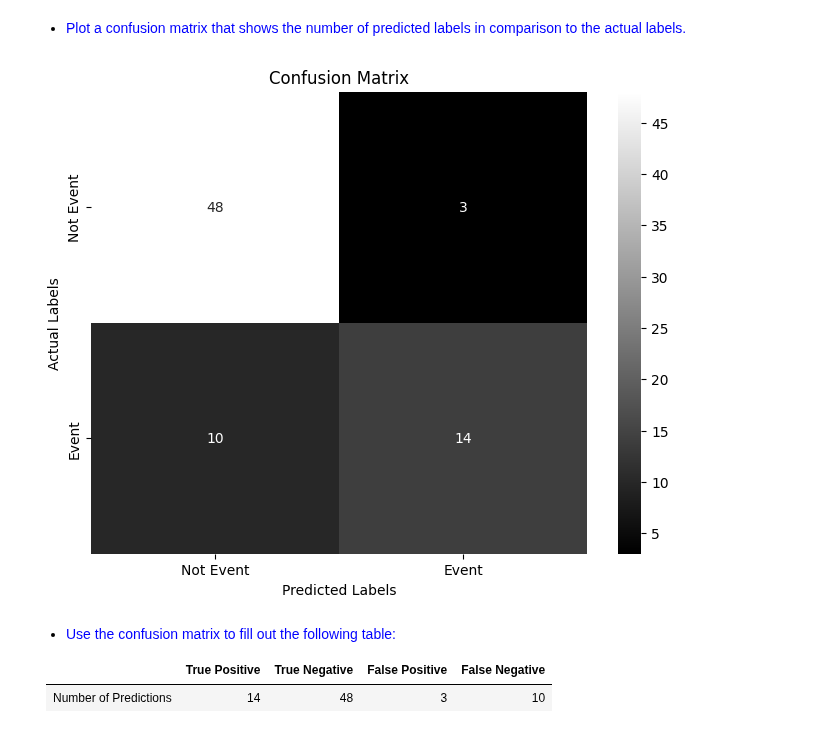
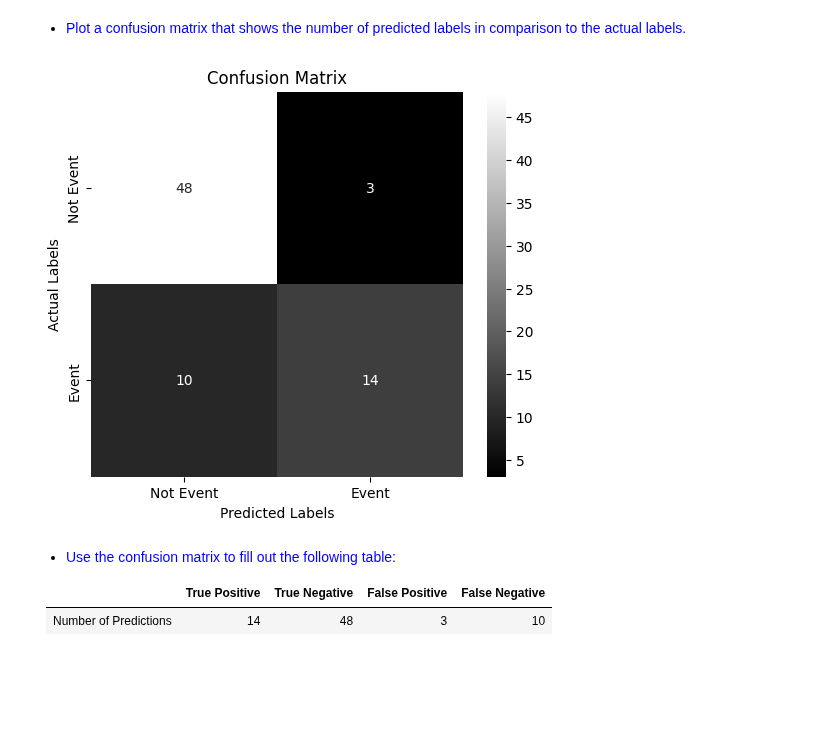
Before and after one commit to muazzamaqeel/DeepLearning, a Jupyter notebook: University_Work/Group-Work/Machine_Learning/DL4CV_NB/03c_ML_101_P1_Ex_NEW.ipynb, the cells around one changed output. Cells and saved outputs as stored; diff of their text form; code cells hidden in the pictures; blank space fills up the shorter version.

```diff
--- a/University_Work/Group-Work/Machine_Learning/DL4CV_NB/03c_ML_101_P1_Ex_NEW.ipynb
+++ b/University_Work/Group-Work/Machine_Learning/DL4CV_NB/03c_ML_101_P1_Ex_NEW.ipynb
@@ -131,4 +131,3 @@ Name: proportion, dtype: float64
 # Your solution goes here:
 logistic_regression_model = LogisticRegression(random_state=42)
 logistic_regression_model = LogisticRegression(C=1.0, max_iter=100, random_state=42)
-logistic_regression_model.fit(X_train, y_train)
@@ -160,16 +157,16 @@ Accuracy: 0.8266666666666667
 # %%
 # Your solution goes here:
 conf_matrix = confusion_matrix(y_test, predictions)
-plt.figure(figsize=(8, 6))
+plt.figure(figsize=(6, 5))
 sns.heatmap(conf_matrix, annot=True, fmt="d", cmap="gray",
             xticklabels=['Not Event', 'Event'],
             yticklabels=['Not Event', 'Event'])
 plt.xlabel('Predicted Labels')
 plt.ylabel('Actual Labels')
 plt.title('Confusion Matrix')
 plt.show()
 # %% [output]
-[figure, old version]
+[figure, new version]
 # %% [markdown]
 * <div style="color:blue">Use the confusion matrix to fill out the following table:</div>
 
```
Also changed, not shown: parts of 3 cells of this notebook.
